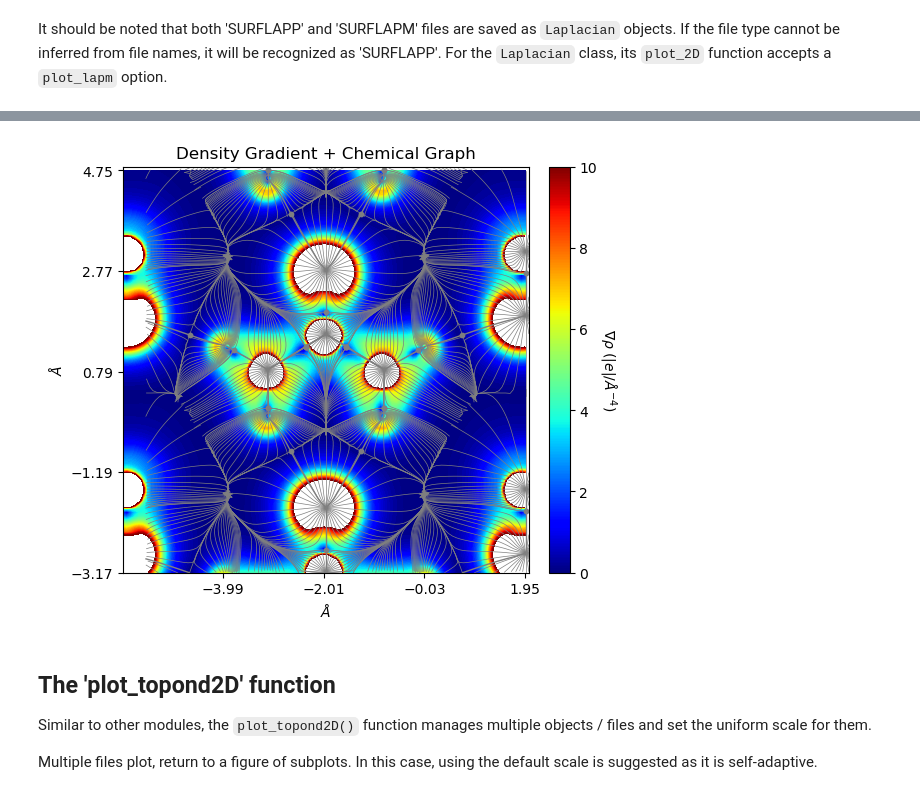
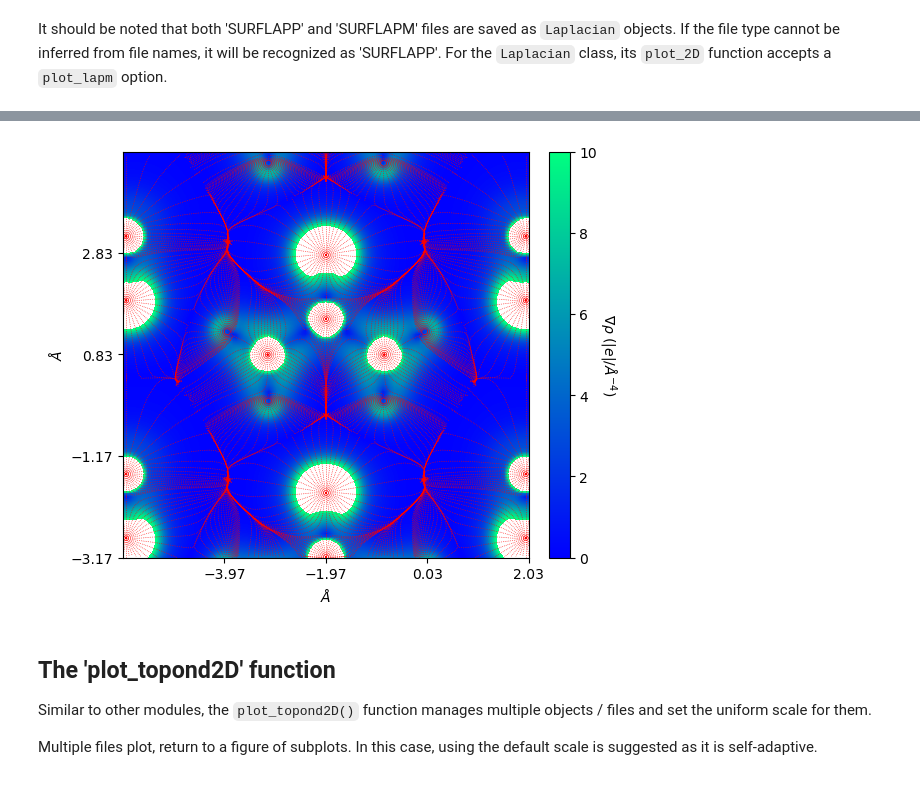
Before and after one commit to Spica-Vir/CRYSTALpytools-dev, a Jupyter notebook: examples/topond/topond.ipynb, the cells around one changed output, grey strips where cells are left out. Saved outputs shown, nothing was run; the diff lists cells and outputs as text; code cells hidden in the pictures.

```diff
--- a/examples/topond/topond.ipynb
+++ b/examples/topond/topond.ipynb
@@ -125,17 +168,16 @@ fig = lapp.plot_2D(plot_lapm=True, isovalues=None, overlay=mgraph, figsize=[6, 6
 # %%
 from CRYSTALpytools.topond import Gradient, ChemicalGraph
 import numpy as np
 
 levels = np.linspace(0, 10, 100)
 
 grho = Gradient.from_file('topo_urea.SURFGRHO', output='topo_urea.out')
 mgraph = ChemicalGraph.from_file('topo_urea.TRAJMOLG', output='topo_urea.out')
-fig = mgraph.plot_2D(cpt_color='tab:gray', traj_color='tab:gray',
-                     traj_linestyle='-', traj_linewidth=0.5, figsize=[6, 6],
-                     add_title=False, overlay=grho, isovalues=None, levels=levels,
-                     colorplot=True, lineplot=False)
+fig = mgraph.plot_2D(cpt_marker=None, traj_weight=0,
+                     overlay=grho, isovalues=None, levels=levels, colorplot=True, colormap='winter', lineplot=False,
+                     figsize=[6, 6], title=None)
 # %% [output]
-[figure, old version]
+[figure, new version]
 # %% [markdown]
 ## The 'plot_topond2D' function
 
```
Also changed, not shown: parts of 24 cells of this notebook, 13 other files.
